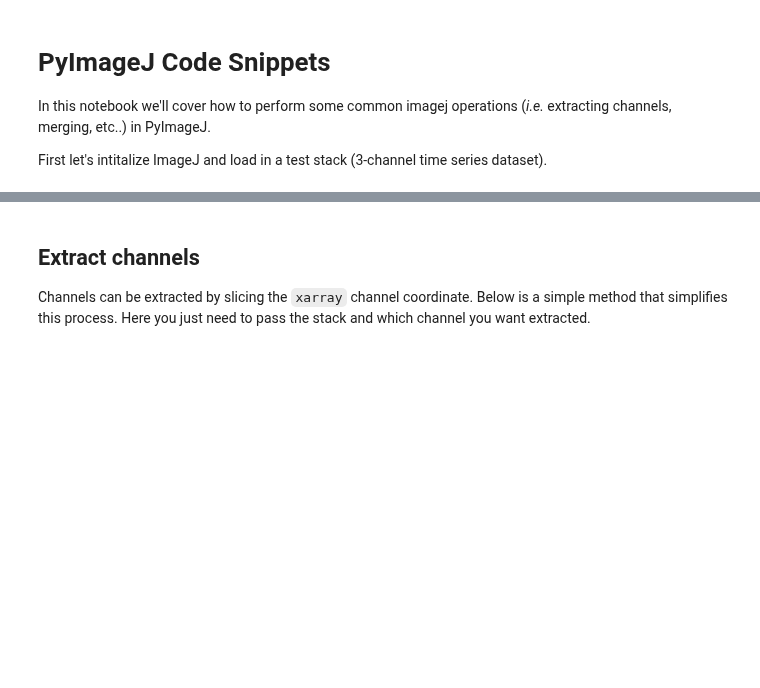
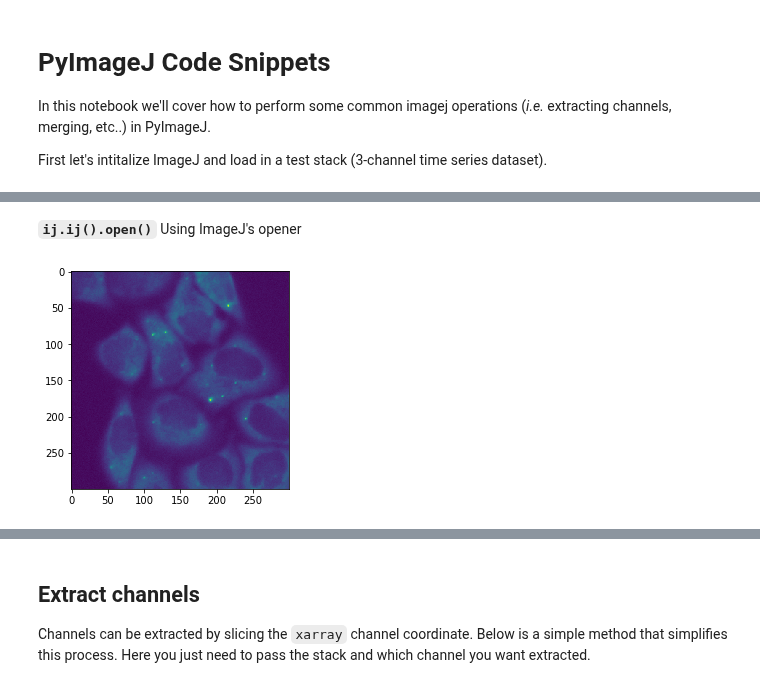
Before and after one commit to imagej/pyimagej, a Jupyter notebook: doc/PyImageJ-Code-Snippets.ipynb, the cells around one changed output, grey strips where cells are left out. Cells and saved outputs as stored; diff of their text form; code cells hidden in the pictures; blank space fills up the shorter version.

Commit message:
Add methods for opening images
Added methods for opening images and converting
them into `net.imagej.DefaultDataset` objects.

```diff
--- a/doc/PyImageJ-Code-Snippets.ipynb
+++ b/doc/PyImageJ-Code-Snippets.ipynb
@@ -19,0 +22,8 @@ img = ij.io().open(path)
+# %% [markdown]
+**`ij.ij().open()`** Using ImageJ's opener
+# %%
+# open an image from local disk
+img_ij_local = ij.io().open('sample-data/test_still.tif')
+ij.py.show(img_ij_local)
+# %% [output]
+[figure, added]
```
Also changed, not shown: parts of 31 cells of this notebook.
